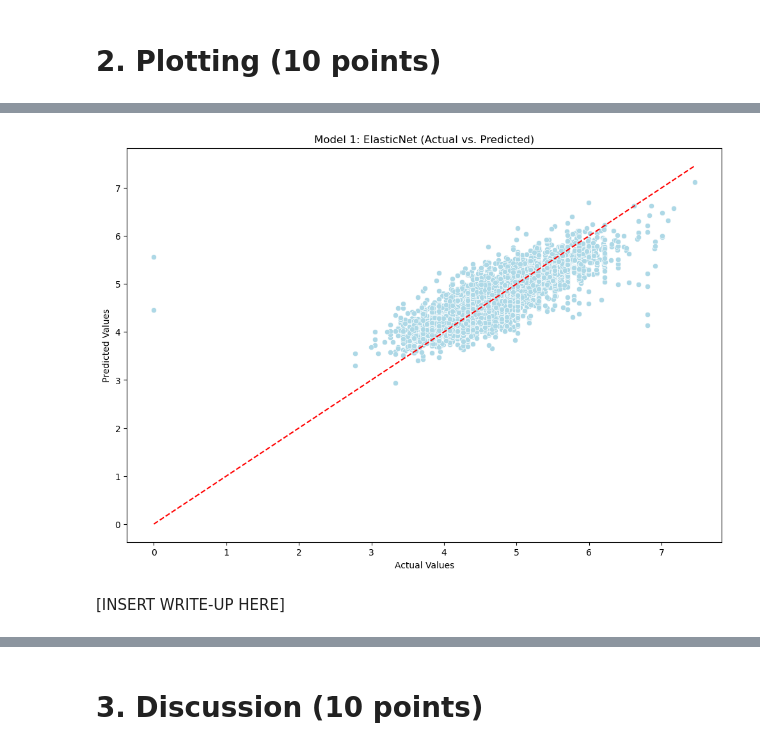
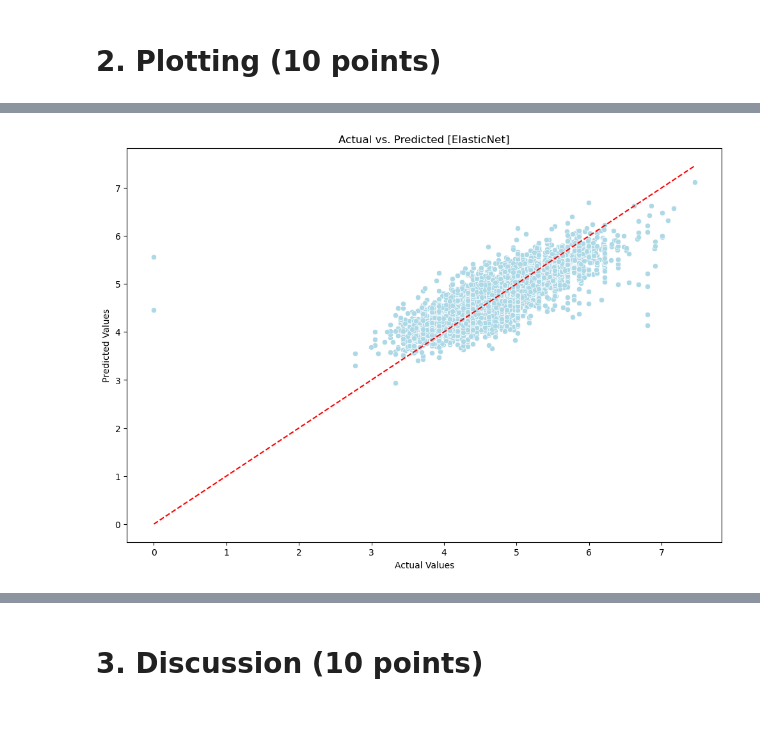
Before and after one commit to Willnguyen02/CS235F_HW2, a Jupyter notebook: CS235_HW2_Nguyen_William.ipynb, the cells around one changed output, grey strips where cells are left out. Drawn from its saved outputs; the diff is of its cells as text; code cells hidden in the pictures; blank space fills up the shorter version.

```diff
--- a/CS235_HW2_Nguyen_William.ipynb
+++ b/CS235_HW2_Nguyen_William.ipynb
@@ -1074,17 +1063,13 @@ GridSearchCV(cv=5, estimator=ElasticNet(max_iter=5000),
 # %%
-# Plot - Model 1
-
-# Predicted vs. Actual Labels
+# Predicted vs. Actual Labels [Elastic Net]
 
 plt.figure(figsize=(12,8))
 
 sns.scatterplot(x=y_test, y=pred_model_1, color="lightblue")
 plt.plot([y_test.min(), y_test.max()], [y_test.min(), y_test.max()], 'r--')
 plt.xlabel("Actual Values")
 plt.ylabel("Predicted Values")
-plt.title("Model 1: ElasticNet (Actual vs. Predicted)")
+plt.title("Actual vs. Predicted [ElasticNet]")
 plt.show()
 # %% [output]
-[figure, old version]
+[figure, new version]
-# %% [markdown]
-[INSERT WRITE-UP HERE]
```
Also changed, not shown: parts of 14 cells of this notebook.
